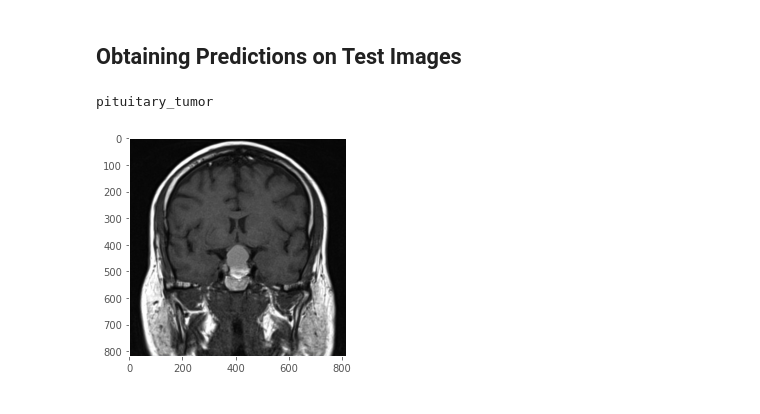
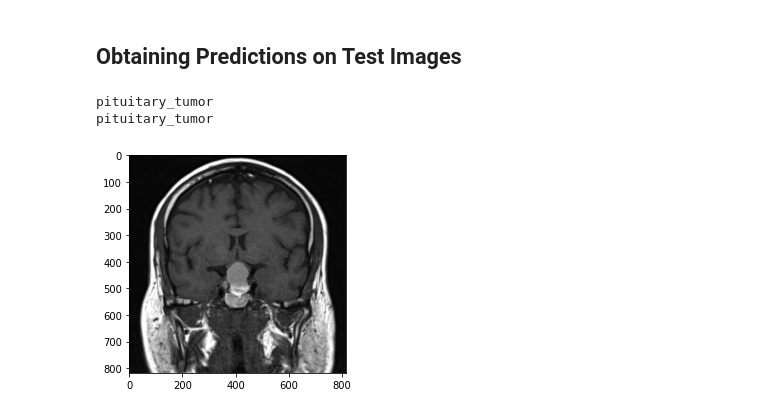
Before and after one commit to ruupesh/Diseases-detection-prediction, a Jupyter notebook: Brain_Tumor_Classification.ipynb, the cells around one changed output. Saved outputs shown, nothing was run; the diff lists cells and outputs as text; code cells hidden in the pictures.

Commit message:
Pickling, model.save() methods added

```diff
--- a/Brain_Tumor_Classification.ipynb
+++ b/Brain_Tumor_Classification.ipynb
@@ -302,5 +281,5 @@ ________________________________________________________________________________
 # %%
-model.compile(optimizer=Adam(lr=0.0001),loss="categorical_crossentropy",metrics=["accuracy"])
+model.compile(optimizer=Adam(learning_rate=0.0001),loss="categorical_crossentropy",metrics=["accuracy"])
 checkpoint = ModelCheckpoint("model.h5",monitor="val_accuracy", save_best_only=True, mode="auto", verbose=1)
 earlystop = EarlyStopping(monitor="val_accuracy", patience=5, mode="auto", verbose=1)
 # %% [markdown]
@@ -332,0 +312,10 @@ Epoch 00007: val_accuracy improved from 0.94785 to 0.94939, saving model to mode
+# %%
+#PICKLING AND MODEL.SAVE()
+import pickle
+from keras.models import load_model
+model.evaluate(test_data)
+#PICKLING
+filename = 'Brain_Tumor_Model.pkl'
+pickle.dump(model, open(filename, 'wb'))
+#MODEL.SAVE()
+model.save("network")
@@ -332,0 +332,4 @@ Epoch 00007: val_accuracy improved from 0.94785 to 0.94939, saving model to mode
+# %%
+#unpickling
+loaded_model = pickle.load(open(filename, 'rb'))
+loaded_model.evaluate(test_data)
@@ -364,17 +365,23 @@ model.evaluate(test_data)
 # %%
 # Obtain Predictions on Test Images
 class_dict = {0: "glioma_tumor", 1: "meningioma_tumor", 2:"no_tumor", 3:"pituitary_tumor"}
 
 test_img1 = cv2.imread("/content/pituitary.jpg")
 plt.imshow(test_img1)
 plt.grid(False)
 test_img1 = cv2.resize(test_img1, (224, 224))
 test_img1 = np.expand_dims(test_img1, axis=0)
 
 pred = model.predict(test_img1)
 pred = np.argmax(pred)
 pred_class = class_dict[pred]
 print(pred_class)
+
+pred = loaded_model.predict(test_img1)
+pred = np.argmax(pred)
+pred_class = class_dict[pred]
+print(pred_class)
 # %% [output]
 pituitary_tumor
+pituitary_tumor
-[figure, old version]
+[figure, new version]
```
Also changed, not shown: parts of 11 cells of this notebook.
